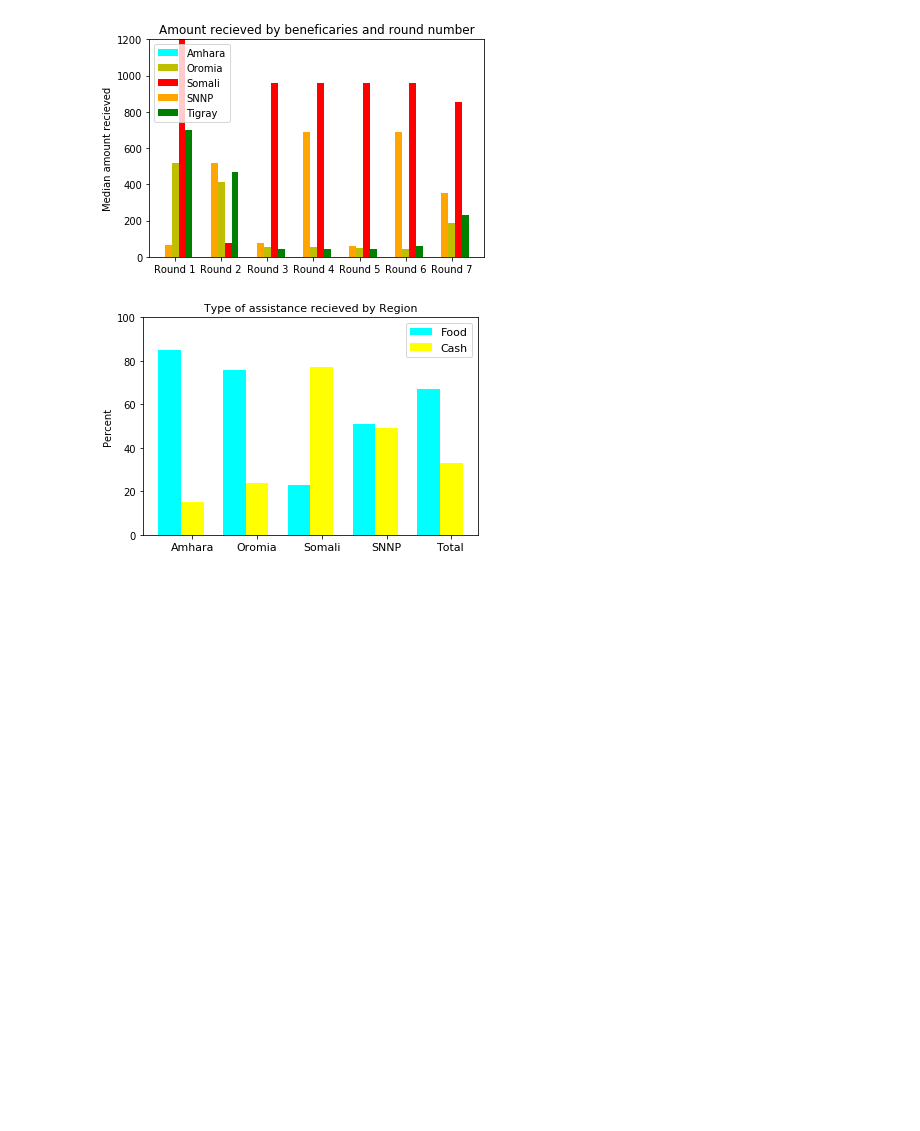
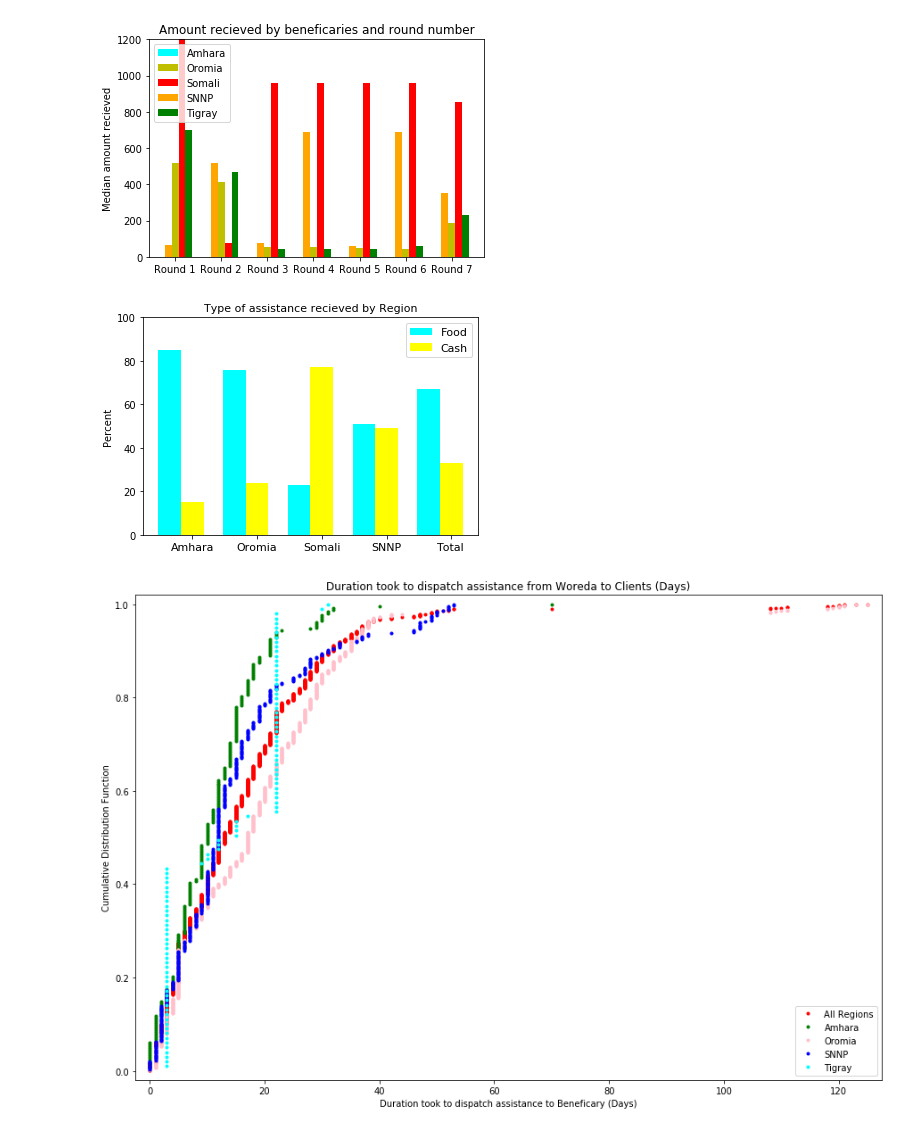
Before and after one commit to abebual/Timeliness-Analysis-Productive-Safety-Net-Programme-PSNP-in-Ethiopia, a Jupyter notebook: Timeliness.ipynb, the cells around one changed output. Drawn from its saved outputs; the diff is of its cells as text; code cells hidden in the pictures; blank space fills up the shorter version.

```diff
--- a/Timeliness.ipynb
+++ b/Timeliness.ipynb
@@ -718,3 +718,41 @@ ax.set_title('Type of assistance recieved by Region', fontsize=11)
 plt.show()
 # %% [output]
 [figure]
+# %%
+duration=pd.read_csv('durationBeneficary.csv')
+# %%
+am=duration[duration['region']=='Amhara']
+oro=duration[duration['region']=='Oromia']
+snnp=duration[duration['region']=='SNNP']
+tig=duration[duration['region']=='Tigray']
+
+x=np.sort(duration['DIFF'])
+x_am=np.sort(am['DIFF'])
+x_oro=np.sort(oro['DIFF'])
+x_snnp=np.sort(snnp['DIFF'])
+x_tig=np.sort(tig['DIFF'])
+
+y=np.arange(1, len(x)+1)/len(x)
+y_am=np.arange(1, len(x_am)+1)/len(x_am)
+y_oro=np.arange(1, len(x_oro)+1)/len(x_oro)
+y_snnp=np.arange(1, len(x_snnp)+1)/len(x_snnp)
+y_tig=np.arange(1, len(x_tig)+1)/len(x_tig)
+
+# Set up  matplotlib figure
+f, ax = plt.subplots(figsize=(15, 10))
+
+_=plt.plot(x,y, marker='.', color='red', linestyle='none')
+_=plt.plot(x_am,y_am, marker='.', color='green', linestyle='none')
+_=plt.plot(x_oro,y_oro, marker='.', color='pink', linestyle='none')
+_=plt.plot(x_snnp,y_snnp, marker='.', color='blue', linestyle='none')
+_=plt.plot(x_tig,y_tig, marker='.', color='cyan', linestyle='none')
+
+
+_=plt.xlabel('Duration took to dispatch assistance to Beneficary (Days)')
+_=plt.ylabel('Cumulative Distribution Function') #Emprical cumulative distribution function
+_=plt.title ('Duration took to dispatch assistance from Woreda to Clients (Days)')
+plt.legend (('All Regions', 'Amhara', 'Oromia', 'SNNP', 'Tigray'), loc='lower right')
+plt.margins(0.02)# keeps data off plot edges
+plt.show()
+# %% [output]
+[figure, added]
```
Also changed, not shown: parts of 3 cells of this notebook.
